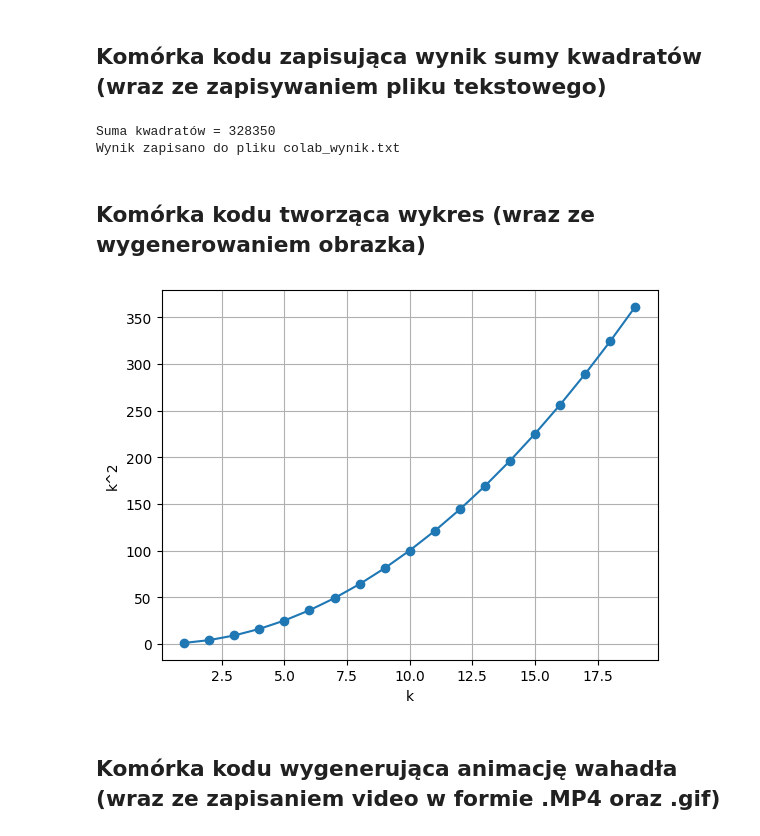
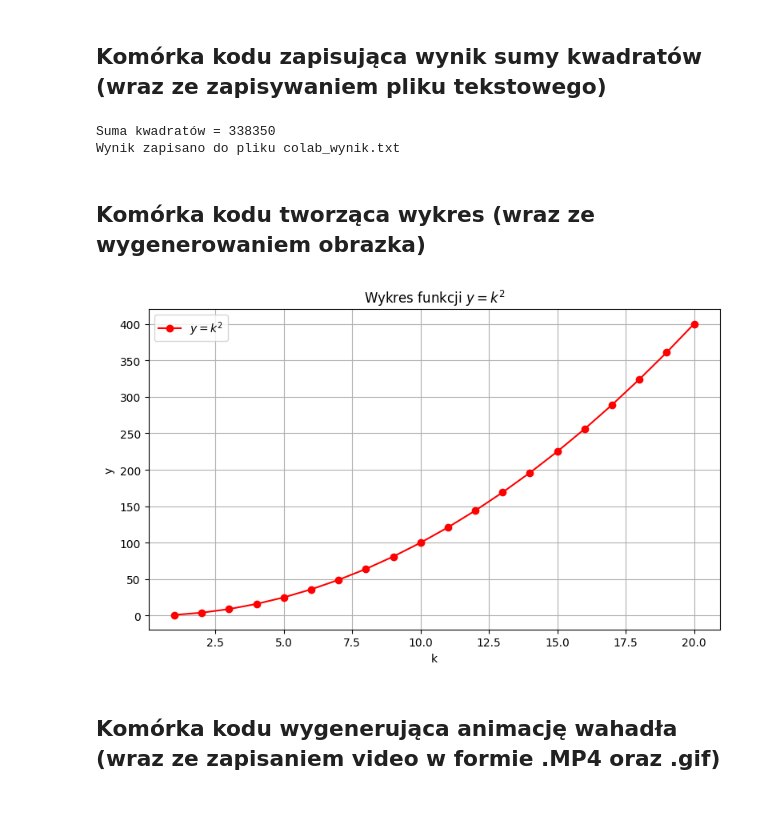
Before and after one commit to deltaujemna/useful_programs, a Jupyter notebook: pages/solutions/02_sol_colab/colab_intro.ipynb, the cells around one changed output. Drawn from its saved outputs; the diff is of its cells as text; code cells hidden in the pictures; blank space fills up the shorter version.

```diff
--- a/pages/solutions/02_sol_colab/colab_intro.ipynb
+++ b/pages/solutions/02_sol_colab/colab_intro.ipynb
@@ -37,7 +37,7 @@ print(math.pi**math.pi)
 # Suma kwadratów liczb od 1 do 100:
 # 1² + 2² + 3² + ... + 100²
 
-suma = sum(i**2 for i in range(1, 100))
+suma = sum(i**2 for i in range(1, 101))
 
 print("Suma kwadratów =", suma)
 
@@ -47,24 +47,35 @@ with open("colab_wynik.txt", "w") as plik:
 
 print("Wynik zapisano do pliku colab_wynik.txt")
 # %% [output]
-Suma kwadratów = 328350
+Suma kwadratów = 338350
 Wynik zapisano do pliku colab_wynik.txt
 # %% [markdown]
 ## Komórka kodu tworząca wykres (wraz ze wygenerowaniem obrazka)
 # %%
 import matplotlib.pyplot as plt
 
-k = list(range(1, 20))
+# Wartości k od 1 do 20 i odpowiadające im wartości y = k^2
+k = list(range(1, 21))
+
+# Obliczanie wartości y = k^2 dla każdego k
 y = [i**2 for i in k]
 
-plt.plot(k, y, marker="o")
+# Tworzenie wykresu
+plt.figure(figsize=(8, 5))
+plt.plot(k, y, marker="o", color="red", label=r"$y=k^2$")
+
+plt.title("Wykres funkcji $y = k^2$")
 plt.xlabel("k")
-plt.ylabel("k^2")
+plt.ylabel("y")
+plt.legend()
+plt.tight_layout()
 plt.grid()
+
+# Zapis wykresu do pliku PNG oraz wyświetlenie go
 plt.savefig("wykres.png", dpi=150, bbox_inches="tight")
 plt.show()
 # %% [output]
-[figure, old version]
+[figure, new version]
 # %% [markdown]
 ## Komórka kodu wygenerująca animację wahadła (wraz ze zapisaniem video w formie .MP4 oraz .gif)
 # %%
```
Also changed, not shown: 2 other files.
